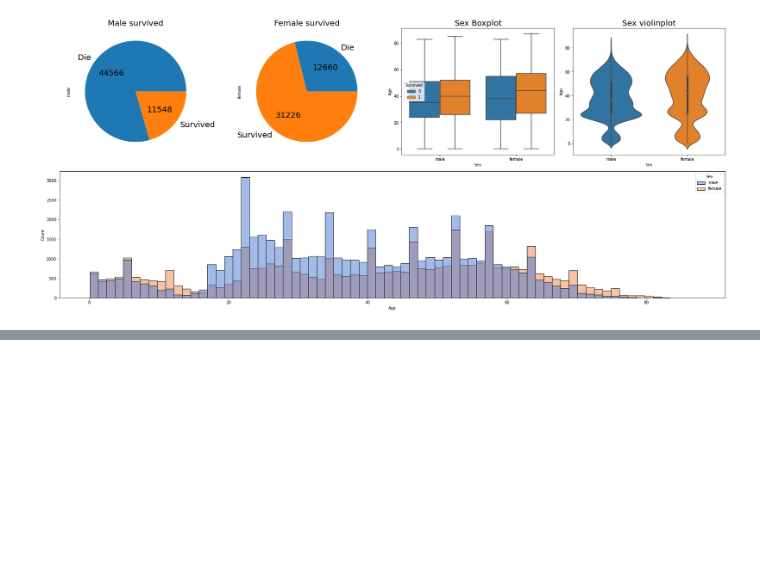
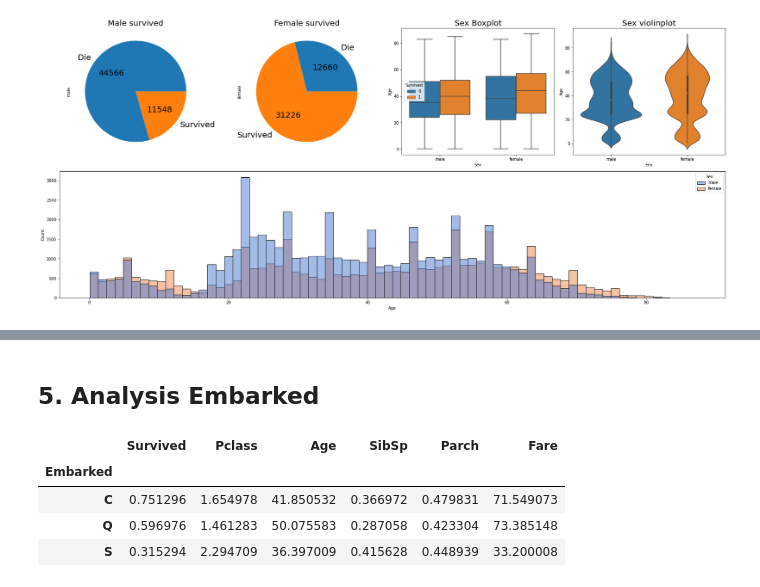
Before and after one commit to beaver68/ml-intro, a Jupyter notebook: 2_data_exploration/EDA.ipynb, the cells around one changed output, grey strips where cells are left out. Saved outputs shown, nothing was run; the diff lists cells and outputs as text; code cells hidden in the pictures; blank space fills up the shorter version.

```diff
--- a/2_data_exploration/EDA.ipynb
+++ b/2_data_exploration/EDA.ipynb
@@ -187,0 +258,10 @@ plt.show()
+# %% [markdown]
+## 5. Analysis Embarked
+# %%
+df.groupby('Embarked').mean()
+# %% [output]
+|  | Survived | Pclass | Age | SibSp | Parch | Fare |
+| Embarked |  |  |  |  |  |  |
+| C | 0.751296 | 1.654978 | 41.850532 | 0.366972 | 0.479831 | 71.549073 |
+| Q | 0.596976 | 1.461283 | 50.075583 | 0.287058 | 0.423304 | 73.385148 |
+| S | 0.315294 | 2.294709 | 36.397009 | 0.415628 | 0.448939 | 33.200008 |
```
Also changed, not shown: parts of 27 cells of this notebook.
